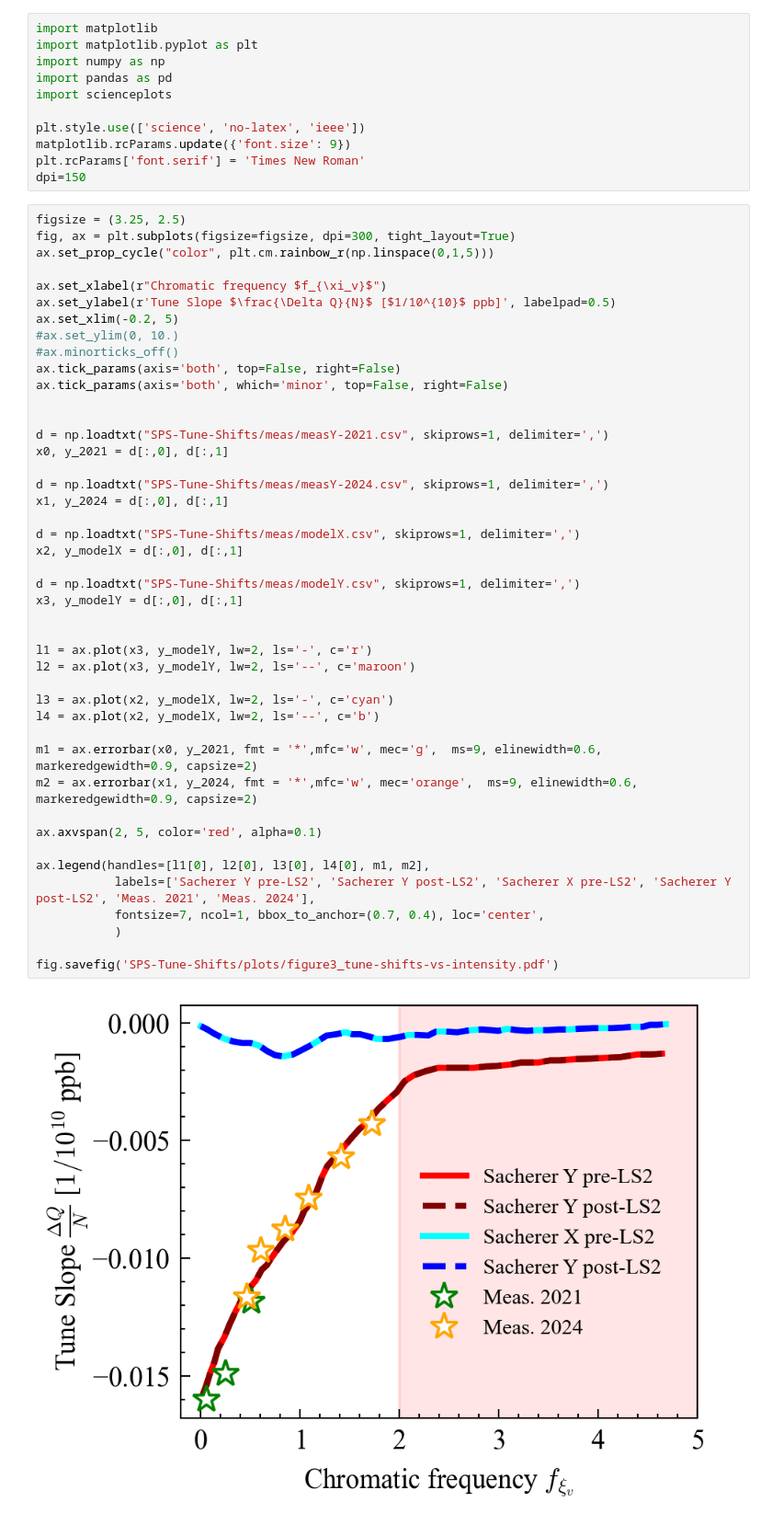
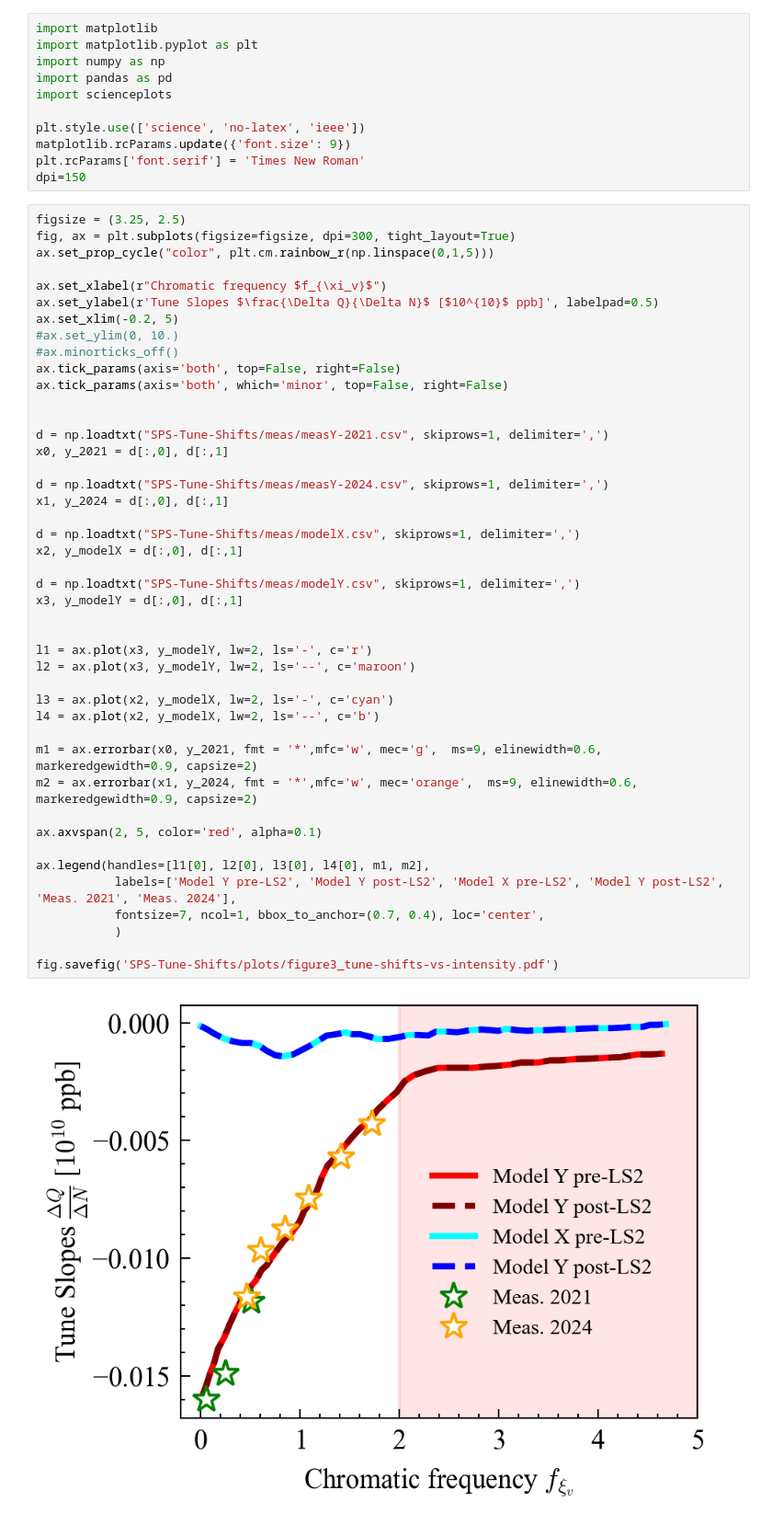
Before and after one commit to elenafuengar/SPS-impedance-studies, a Jupyter notebook: SPS-Tune-Shifts/plots/plots_forIPAC25.ipynb, the cells around one changed output. Shown at 92% size. Saved outputs shown, nothing was run; the diff lists cells and outputs as text.

```diff
--- a/SPS-Tune-Shifts/plots/plots_forIPAC25.ipynb
+++ b/SPS-Tune-Shifts/plots/plots_forIPAC25.ipynb
@@ -15,7 +15,7 @@ fig, ax = plt.subplots(figsize=figsize, dpi=300, tight_layout=True)
 ax.set_prop_cycle("color", plt.cm.rainbow_r(np.linspace(0,1,5)))
 
 ax.set_xlabel(r"Chromatic frequency $f_{\xi_v}$")
-ax.set_ylabel(r'Tune Slope $\frac{\Delta Q}{N}$ [$1/10^{10}$ ppb]', labelpad=0.5)
+ax.set_ylabel(r'Tune Slopes $\frac{\Delta Q}{\Delta N}$ [$10^{10}$ ppb]', labelpad=0.5)
 ax.set_xlim(-0.2, 5)
 #ax.set_ylim(0, 10.)
 #ax.minorticks_off()
@@ -26,32 +26,32 @@ ax.tick_params(axis='both', which='minor', top=False, right=False)
 d = np.loadtxt("SPS-Tune-Shifts/meas/measY-2021.csv", skiprows=1, delimiter=',')
 x0, y_2021 = d[:,0], d[:,1]
 
 d = np.loadtxt("SPS-Tune-Shifts/meas/measY-2024.csv", skiprows=1, delimiter=',')
 x1, y_2024 = d[:,0], d[:,1]
 
 d = np.loadtxt("SPS-Tune-Shifts/meas/modelX.csv", skiprows=1, delimiter=',')
 x2, y_modelX = d[:,0], d[:,1]
 
 d = np.loadtxt("SPS-Tune-Shifts/meas/modelY.csv", skiprows=1, delimiter=',')
 x3, y_modelY = d[:,0], d[:,1]
 
 
 l1 = ax.plot(x3, y_modelY, lw=2, ls='-', c='r')
 l2 = ax.plot(x3, y_modelY, lw=2, ls='--', c='maroon')
 
 l3 = ax.plot(x2, y_modelX, lw=2, ls='-', c='cyan')
 l4 = ax.plot(x2, y_modelX, lw=2, ls='--', c='b')
 
 m1 = ax.errorbar(x0, y_2021, fmt = '*',mfc='w', mec='g',  ms=9, elinewidth=0.6, markeredgewidth=0.9, capsize=2)
 m2 = ax.errorbar(x1, y_2024, fmt = '*',mfc='w', mec='orange',  ms=9, elinewidth=0.6, markeredgewidth=0.9, capsize=2)
 
 ax.axvspan(2, 5, color='red', alpha=0.1)
 
 ax.legend(handles=[l1[0], l2[0], l3[0], l4[0], m1, m2],
-           labels=['Sacherer Y pre-LS2', 'Sacherer Y post-LS2', 'Sacherer X pre-LS2', 'Sacherer Y post-LS2', 'Meas. 2021', 'Meas. 2024'],
+           labels=['Model Y pre-LS2', 'Model Y post-LS2', 'Model X pre-LS2', 'Model Y post-LS2', 'Meas. 2021', 'Meas. 2024'],
            fontsize=7, ncol=1, bbox_to_anchor=(0.7, 0.4), loc='center',
            )
 
 fig.savefig('SPS-Tune-Shifts/plots/figure3_tune-shifts-vs-intensity.pdf')
 # %% [output]
-[figure, old version]
+[figure, new version]
```
Also changed, not shown: 4 other files.
